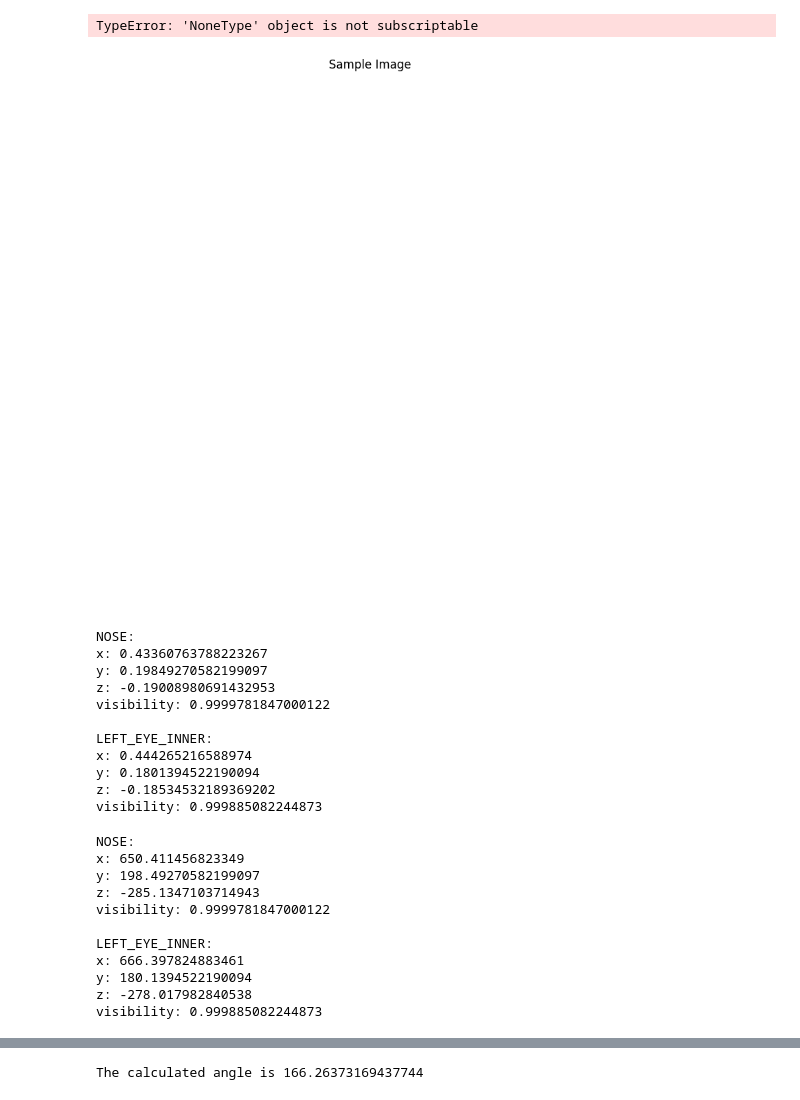
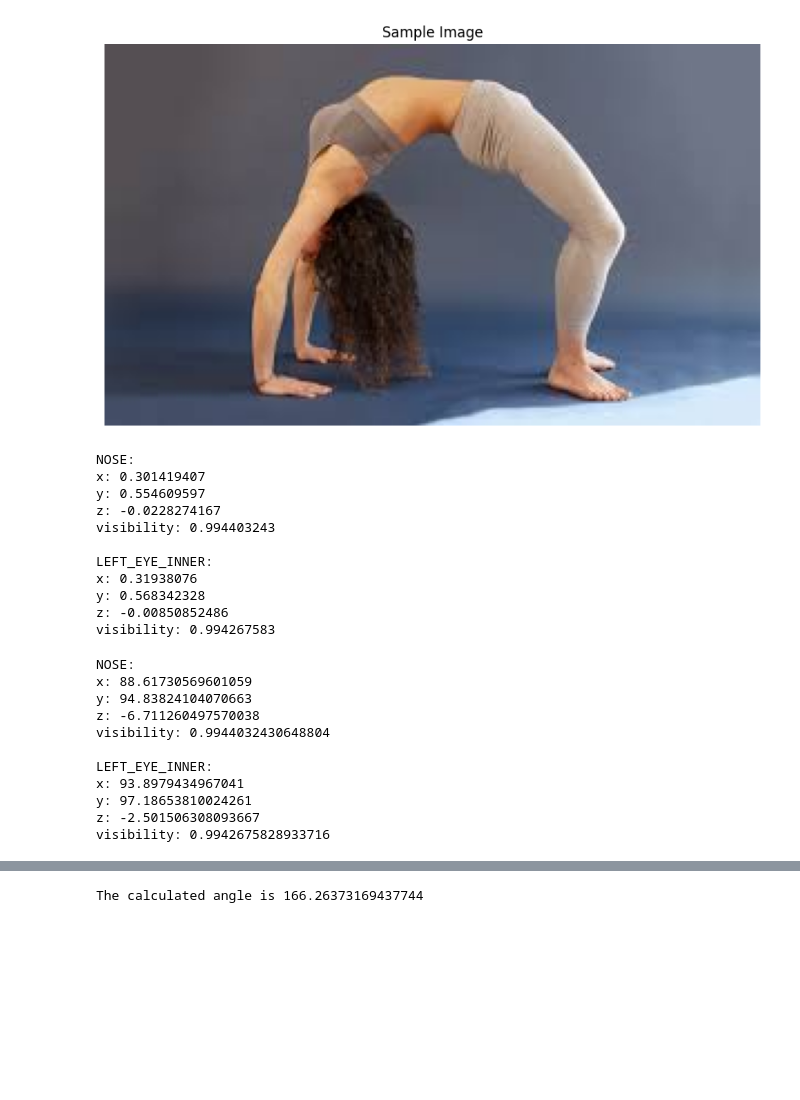
Before and after one commit to shuubbh/Image_Classification, a Jupyter notebook: project.ipynb, the cells around one changed output, grey strips where cells are left out. Cells and saved outputs as stored; diff of their text form; code cells hidden in the pictures; blank space fills up the shorter version.

```diff
--- a/project.ipynb
+++ b/project.ipynb
@@ -16,16 +16,15 @@ pose = mp_pose.Pose(static_image_mode=True, min_detection_confidence=0.3, model_
 mp_drawing = mp.solutions.drawing_utils
 # %%
 
-sample_img = cv2.imread('C:\\Users\\Hinata\\OneDrive\\Desktop\\2222.jpg')
+sample_img = cv2.imread('C:\\Users\\shuha\\Downloads\\download.jpeg')
 
 
 plt.figure(figsize = [10, 10])
 
 
 plt.title("Sample Image");plt.axis('off');plt.imshow(sample_img[:,:,::-1]);plt.show()
 # %% [output]
-TypeError: 'NoneType' object is not subscriptable
-[figure, old version]
+[figure, new version]
 # %%
 
 results = pose.process(cv2.cvtColor(sample_img, cv2.COLOR_BGR2RGB))
@@ -40,16 +39,16 @@ if results.pose_landmarks:
         print(f'{mp_pose.PoseLandmark(i).name}:\n{results.pose_landmarks.landmark[mp_pose.PoseLandmark(i).value]}')
 # %% [output]
 NOSE:
-x: 0.43360763788223267
-y: 0.19849270582199097
-z: -0.19008980691432953
-visibility: 0.9999781847000122
+x: 0.301419407
+y: 0.554609597
+z: -0.0228274167
+visibility: 0.994403243
 
 LEFT_EYE_INNER:
-x: 0.444265216588974
-y: 0.1801394522190094
-z: -0.18534532189369202
-visibility: 0.999885082244873
+x: 0.31938076
+y: 0.568342328
+z: -0.00850852486
+visibility: 0.994267583
 # %%
 
 image_height, image_width, _ = sample_img.shape
@@ -68,16 +67,16 @@ if results.pose_landmarks:
         print(f'visibility: {results.pose_landmarks.landmark[mp_pose.PoseLandmark(i).value].visibility}\n')
 # %% [output]
 NOSE:
-x: 650.411456823349
-y: 198.49270582199097
-z: -285.1347103714943
-visibility: 0.9999781847000122
+x: 88.61730569601059
+y: 94.83824104070663
+z: -6.711260497570038
+visibility: 0.9944032430648804
 
 LEFT_EYE_INNER:
-x: 666.397824883461
-y: 180.1394522190094
-z: -278.017982840538
-visibility: 0.999885082244873
+x: 93.8979434967041
+y: 97.18653810024261
+z: -2.501506308093667
+visibility: 0.9942675828933716
 # %%
 
 img_copy = sample_img.copy()
```
Also changed, not shown: parts of 11 cells of this notebook, 1 other file.
